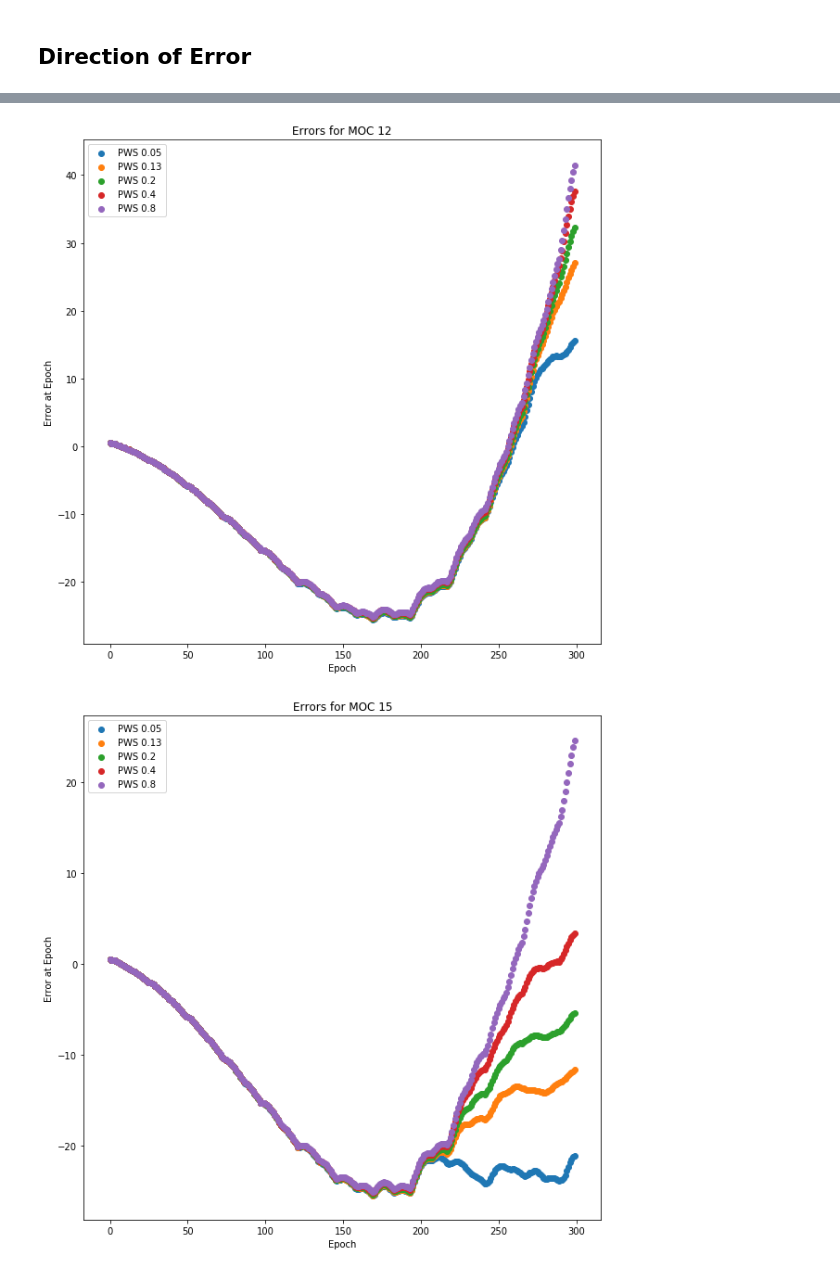
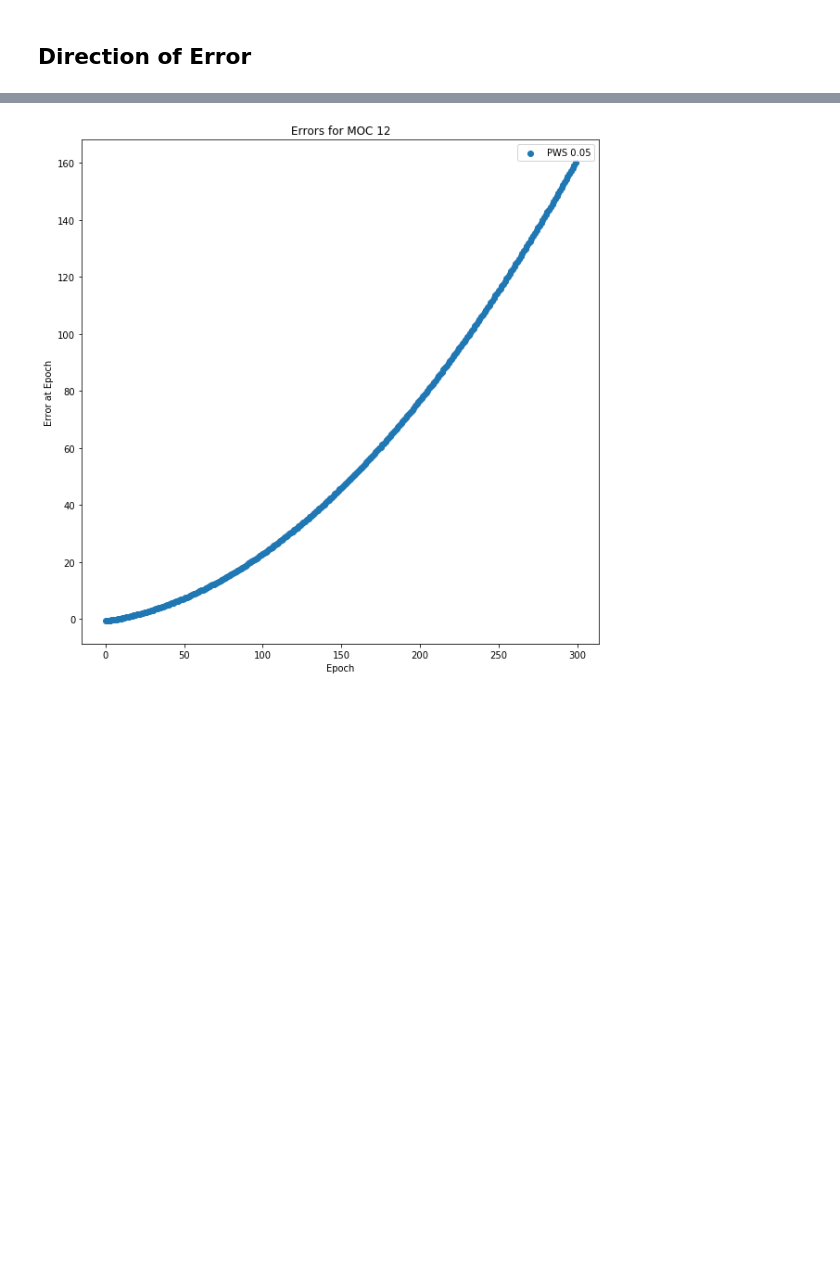
Before and after one commit to DarioPanada/warburg-investigation, a Jupyter notebook: analyzers/Warburg Analysis.ipynb, the cells around one changed output, grey strips where cells are left out. Cells and saved outputs as stored; diff of their text form; code cells hidden in the pictures; blank space fills up the shorter version.

Commit message:
Add Notebook analysis plus README

```diff
--- a/analyzers/Warburg Analysis.ipynb
+++ b/analyzers/Warburg Analysis.ipynb
@@ -74,8 +74,12 @@ plt.show()
 # %% [markdown]
 ## Direction of Error
 # %%
-errorSeries = pd.read_csv("data/error_series_hyp_testing.csv")
-for i in range(3,303):
+errorSeries = pd.read_csv("../analysis/experiments_warburg_error_series.csv")
+
+columns = errorSeries.columns.values
+epoch_indexes = [i for i, v in enumerate(columns) if "epoch" in v]
+
+for i in epoch_indexes:
     errorSeries.iloc[:,i] = pd.to_numeric(errorSeries.iloc[:,i])
 
 errorSeriesGrouped = errorSeries.groupby(["minimumOxygenConcentration", "pWarburgSwitch"])
@@ -89,15 +98,16 @@ IOError: File data/error_series_hyp_testing.csv does not exist
 # %%
 
 for moc in mocs:
     plt.figure(figsize=(10,10))
     for pws in pwss:
         row = mean_errors.loc[[(moc,pws)]]
-        plt.scatter(range(300), row, label="PWS %s" % str(pws))
+        epoch_indexes_for_row = [i for i, v in enumerate(row.columns.values) if "epoch" in v]
+        row = row.iloc[:, epoch_indexes_for_row]
+        plt.scatter(range(len(epoch_indexes_for_row)), row, label="PWS %s" % str(pws))
     plt.xlabel("Epoch")
     plt.ylabel("Error at Epoch")
     plt.title("Errors for MOC %s" % str(moc))
     plt.legend()
     plt.show()
 # %% [output]
-[figure, old version]
+[figure, new version]
-[figure, removed]
```
Also changed, not shown: parts of 2 cells of this notebook, 2 other files.
